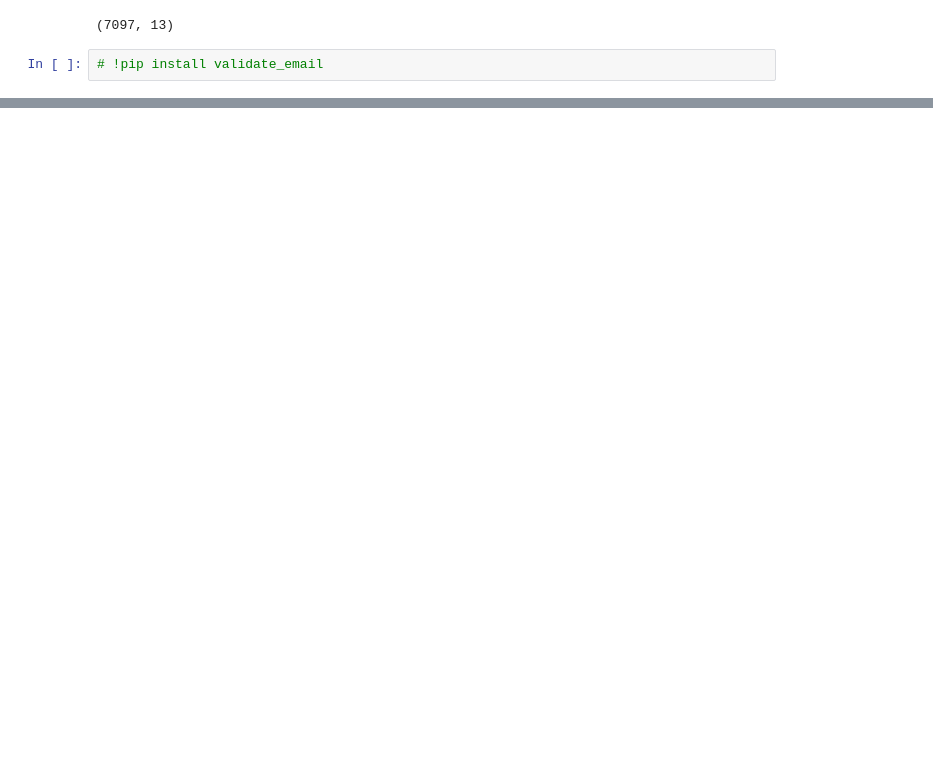
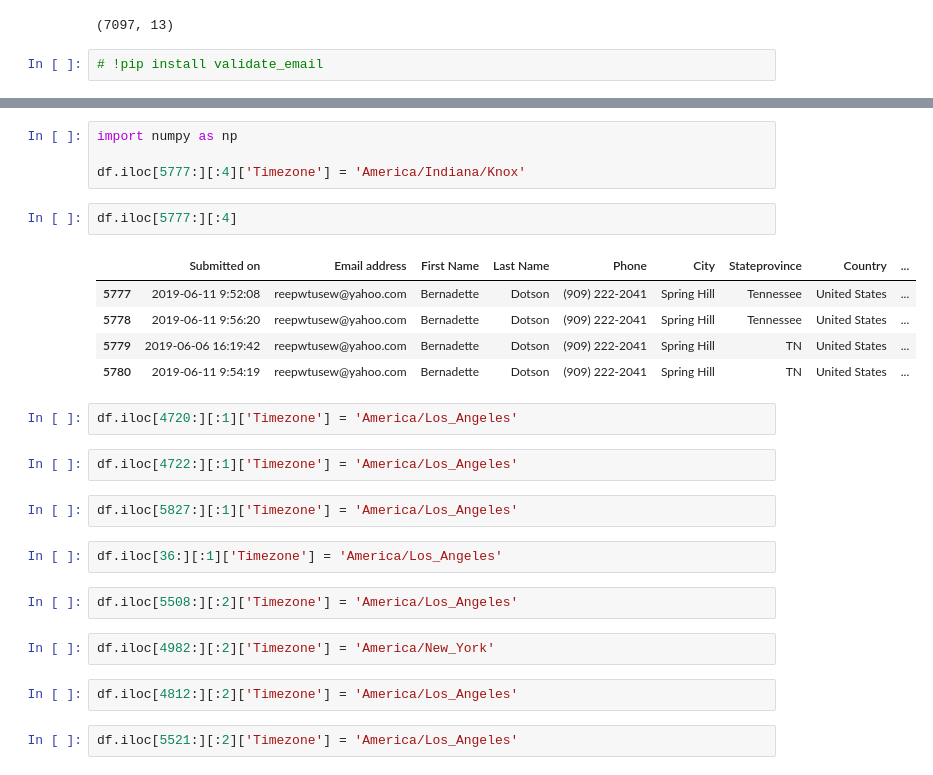
Before and after one commit to standroidbeta/miracle-messages-map-DS, a Jupyter notebook: Stan_DS_MM_Map.ipynb, the cells around one changed output, grey strips where cells are left out. Saved outputs shown, nothing was run; the diff lists cells and outputs as text; blank space fills up the shorter version.

```diff
--- a/Stan_DS_MM_Map.ipynb
+++ b/Stan_DS_MM_Map.ipynb
@@ -61,0 +155,28 @@ Name: Comment Contains: 'interested', dtype: int64
+# %%
+import numpy as np
+
+df.iloc[5777:][:4]['Timezone'] = 'America/Indiana/Knox'
+# %%
+df.iloc[5777:][:4]
+# %% [output]
+|  | Submitted on | Email address | First Name | Last Name | Phone | City | Stateprovince | Country | ... |
+| 5777 | 2019-06-11 9:52:08 | reepwtusew@yahoo.com | Bernadette | Dotson | (909) 222-2041 | Spring Hill | Tennessee | United States | ... |
+| 5778 | 2019-06-11 9:56:20 | reepwtusew@yahoo.com | Bernadette | Dotson | (909) 222-2041 | Spring Hill | Tennessee | United States | ... |
+| 5779 | 2019-06-06 16:19:42 | reepwtusew@yahoo.com | Bernadette | Dotson | (909) 222-2041 | Spring Hill | TN | United States | ... |
+| 5780 | 2019-06-11 9:54:19 | reepwtusew@yahoo.com | Bernadette | Dotson | (909) 222-2041 | Spring Hill | TN | United States | ... |
+# %%
+df.iloc[4720:][:1]['Timezone'] = 'America/Los_Angeles'
+# %%
+df.iloc[4722:][:1]['Timezone'] = 'America/Los_Angeles'
+# %%
+df.iloc[5827:][:1]['Timezone'] = 'America/Los_Angeles'
+# %%
+df.iloc[36:][:1]['Timezone'] = 'America/Los_Angeles'
+# %%
+df.iloc[5508:][:2]['Timezone'] = 'America/Los_Angeles'
+# %%
+df.iloc[4982:][:2]['Timezone'] = 'America/New_York'
+# %%
+df.iloc[4812:][:2]['Timezone'] = 'America/Los_Angeles'
+# %%
+df.iloc[5521:][:2]['Timezone'] = 'America/Los_Angeles'
```
Also changed, not shown: parts of 139 cells of this notebook.
